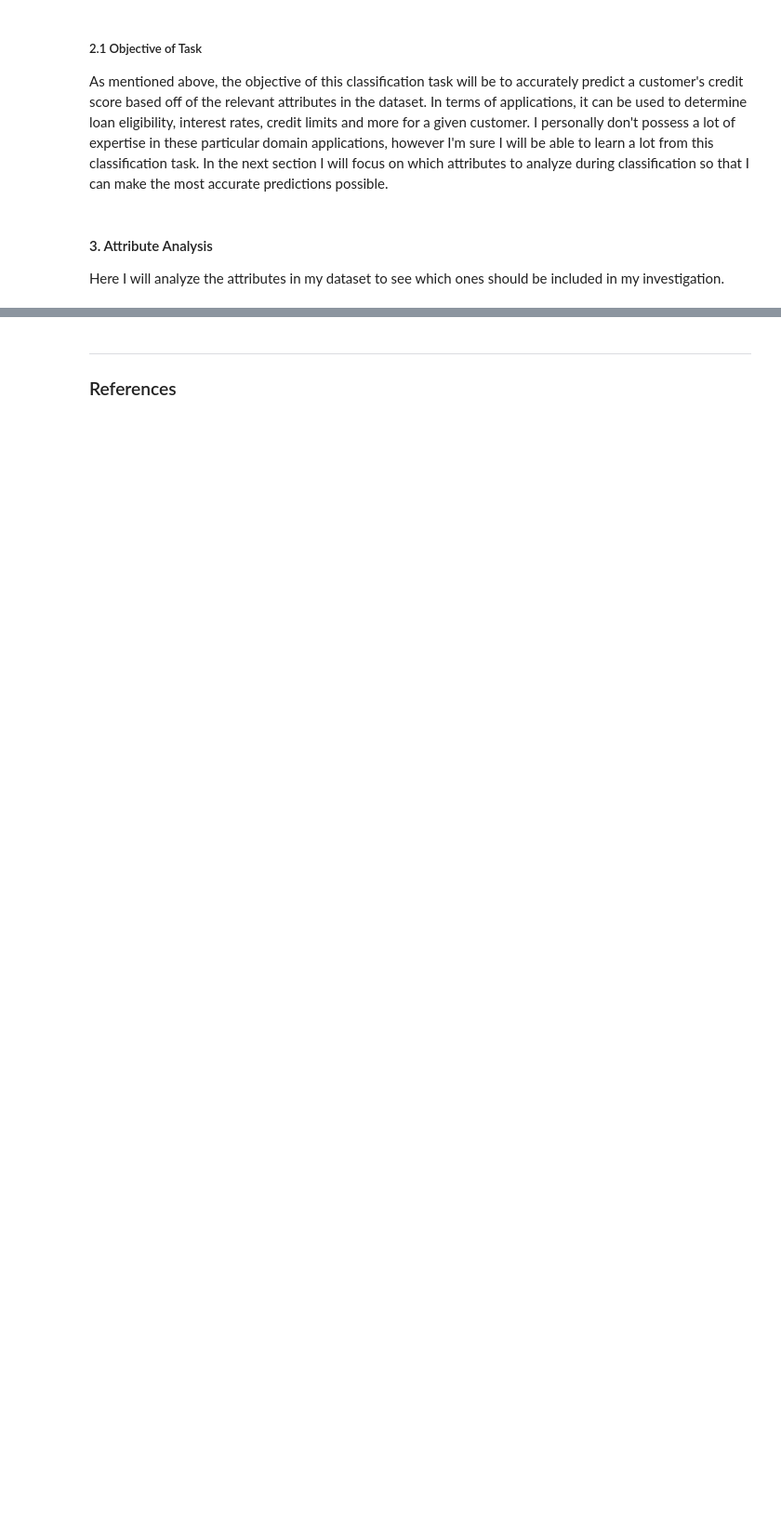
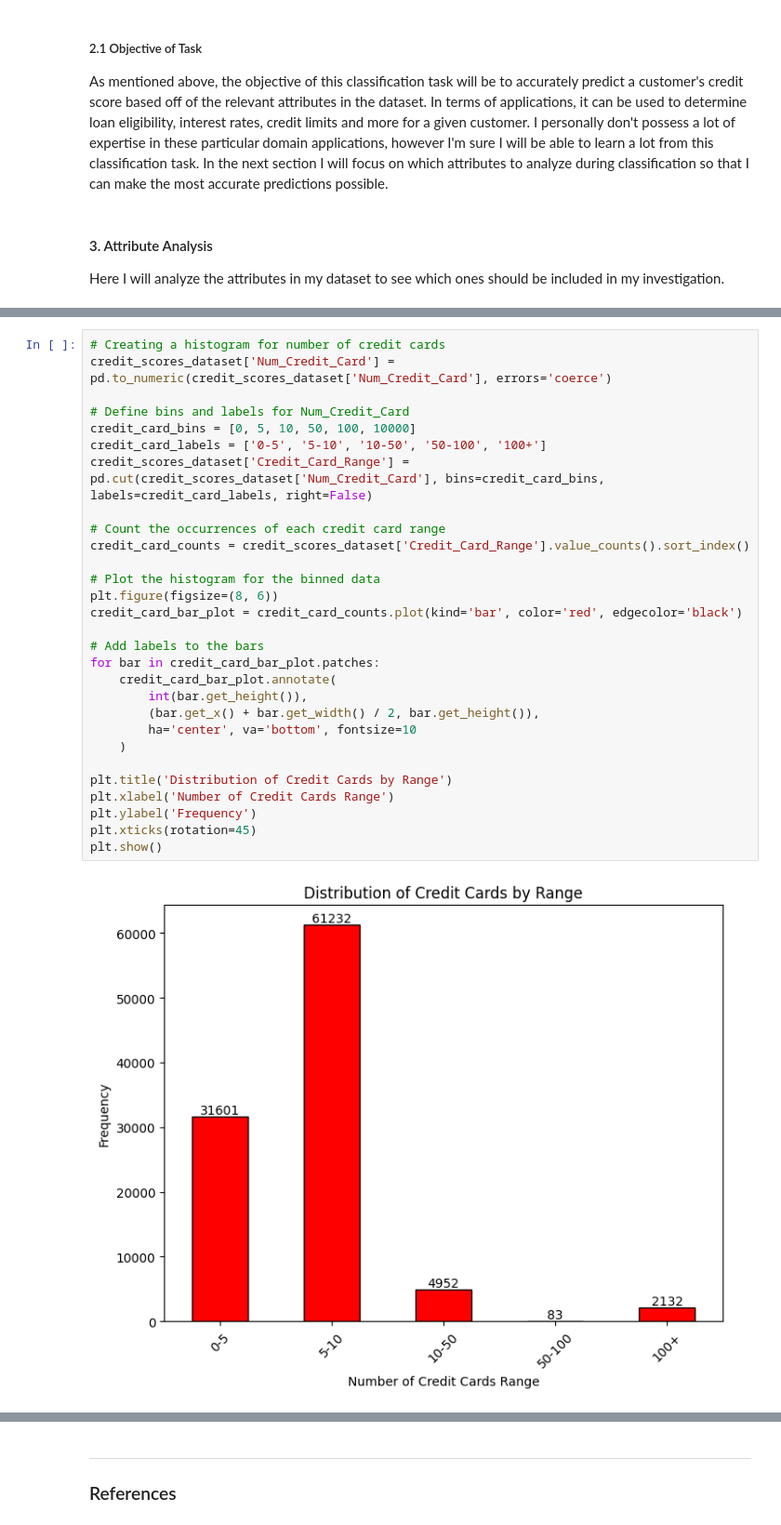
Before and after one commit to alex-govier5/intro-to-ai, a Jupyter notebook: A1/AI_Assignment1.ipynb, the cells around one changed output, grey strips where cells are left out. Shown at 93% size. Saved outputs shown, nothing was run; the diff lists cells and outputs as text; blank space fills up the shorter version.

```diff
--- a/A1/AI_Assignment1.ipynb
+++ b/A1/AI_Assignment1.ipynb
@@ -141,0 +234,31 @@ Here I will analyze the attributes in my dataset to see which ones should be inc
+# %%
+# Creating a histogram for number of credit cards
+credit_scores_dataset['Num_Credit_Card'] = pd.to_numeric(credit_scores_dataset['Num_Credit_Card'], errors='coerce')
+
+# Define bins and labels for Num_Credit_Card
+credit_card_bins = [0, 5, 10, 50, 100, 10000]
+credit_card_labels = ['0-5', '5-10', '10-50', '50-100', '100+']
+credit_scores_dataset['Credit_Card_Range'] = pd.cut(credit_scores_dataset['Num_Credit_Card'], bins=credit_card_bins, labels=credit_card_labels, right=False)
+
+# Count the occurrences of each credit card range
+credit_card_counts = credit_scores_dataset['Credit_Card_Range'].value_counts().sort_index()
+
+# Plot the histogram for the binned data
+plt.figure(figsize=(8, 6))
+credit_card_bar_plot = credit_card_counts.plot(kind='bar', color='red', edgecolor='black')
+
+# Add labels to the bars
+for bar in credit_card_bar_plot.patches:
+    credit_card_bar_plot.annotate(
+        int(bar.get_height()),
+        (bar.get_x() + bar.get_width() / 2, bar.get_height()),
+        ha='center', va='bottom', fontsize=10
+    )
+
+plt.title('Distribution of Credit Cards by Range')
+plt.xlabel('Number of Credit Cards Range')
+plt.ylabel('Frequency')
+plt.xticks(rotation=45)
+plt.show()
+# %% [output]
+[figure, added]
```
Also changed, not shown: parts of 21 cells of this notebook.
